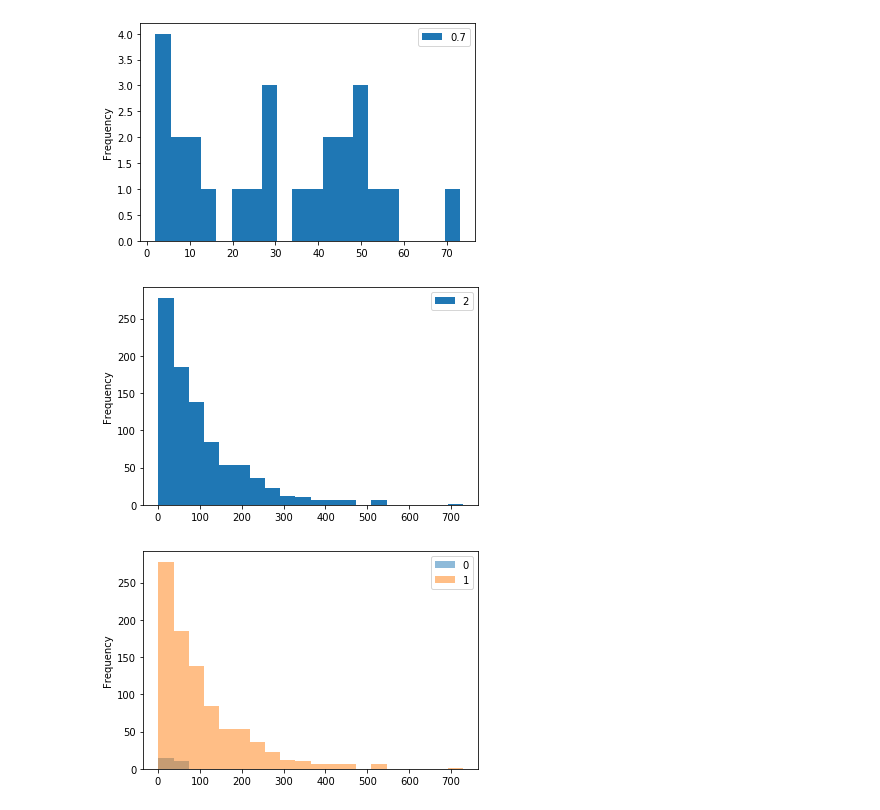
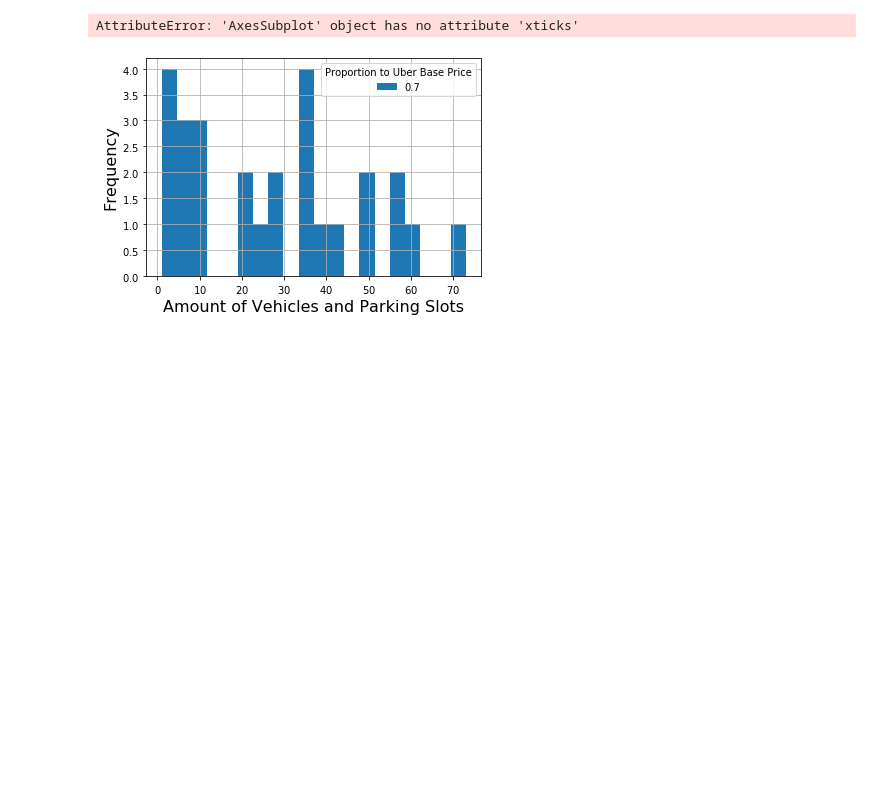
Before and after one commit to cristianomonteiro/BuildingSharedStations, a Jupyter notebook: plotGraphsIEEE.ipynb, the cells around one changed output. Drawn from its saved outputs; the diff is of its cells as text; code cells hidden in the pictures; blank space fills up the shorter version.

Commit message:
Code improvements and additional formatting to the graphs

```diff
--- a/plotGraphsIEEE.ipynb
+++ b/plotGraphsIEEE.ipynb
@@ -15,8 +16,9 @@ from pathlib import Path
 # %%
-folderData = 'Optimal Solutions/'
+kmLimit = 4000
+folderData = 'Optimal Solutions/' + str(kmLimit) + '/'
 
 dataList = list()
-for distanceCutOff in [100, 200, 300, 400, 500]:
+for distanceCutOff in np.linspace(100, 500, num=5, dtype=int):
     for pricesMultiplier in np.arange(2, 0, -0.1):
         multiplierRounded = round(pricesMultiplier, 1)
         percentagePrice = int(multiplierRounded*100)
@@ -282,21 +296,26 @@ dataFramePD = dataFrame.pivot(index='multiplier', columns='distance', values='dr
 dataFramePD.sort_index(inplace=True)
 #print(dataFramePD)
 
+maxValueAmongAllColumns = max(dataFramePD.max())
 fileName = folderSave / 'DrivenDistance.eps'
 ax = prepareGraph(  dataFrame=dataFramePD,
                     xLabel="Proportion to Uber Base Price",
                     yLabel="Average Driven Distance per Vehicle",
                     legendTitle='Maximum Walked Distance',
-                    fileName=fileName.resolve())
+                    fileName=fileName.resolve(),
+                    yTicks=np.arange(0, maxValueAmongAllColumns, 500))
 
-smallerDataFrame = dataFramePD[dataFramePD.index <= 0.9].dropna(axis=1, how='all')
+lastXTick = 1
+smallerDataFrame = dataFramePD[dataFramePD.index <= lastXTick].dropna(axis=1, how='all')
+minPercentage = min(smallerDataFrame.index)
 fileName = folderSave / 'DrivenDistance_until_1.eps'
 ax = prepareGraph(  dataFrame=smallerDataFrame,
                     xLabel="Proportion to Uber Base Price",
                     yLabel="Average Driven Distance per Vehicle",
                     legendTitle='Maximum Walked Distance',
                     fileName=fileName.resolve(),
-                    xTicks=[0.6, 0.7, 0.8, 0.9])
+                    xTicks=np.linspace(minPercentage, lastXTick, num=5),
+                    yTicks=np.arange(0, maxValueAmongAllColumns, 500))
 # %% [output]
 The PostScript backend does not support transparency; partially transparent artists will be rendered opaque.
 The PostScript backend does not support transparency; partially transparent artists will be rendered opaque.
@@ -311,7 +330,7 @@ The PostScript backend does not support transparency; partially transparent arti
 # %%
 allocatedStations = {}
 dataList = list()
-for distanceCutOff in [100, 200, 300, 400, 500]:
+for distanceCutOff in np.linspace(100, 500, num=5, dtype=int):
     for pricesMultiplier in np.arange(2, 0, -0.1):
         multiplierRounded = round(pricesMultiplier, 1)
         percentagePrice = int(multiplierRounded*100)
@@ -333,25 +352,68 @@ for distanceCutOff in [100, 200, 300, 400, 500]:
         except FileNotFoundError:
             break
 # %%
+def prepareHistogram(dataFrame, xLabel, yLabel, legendTitle, fileName, amountBins=None, tickFormat=None, alpha=None):
+    if amountBins is None:
+        amountBins = 20
+    if alpha is None:
+        alpha = 1
+
+    ax = dataFrame.plot.hist(bins=amountBins, alpha=alpha, grid=True)
+
+    ax.legend(title=legendTitle)
+    ax.set_xlabel(xLabel, fontsize=16)
+    ax.set_ylabel(yLabel, fontsize=16)
+
+    if tickFormat == 'plain':
+        ax.ticklabel_format(useOffset=False, style='plain')
+    else:
+        ax.ticklabel_format(scilimits=(-5, 3), useMathText=True)
+
+    plt.xticks(fontsize=16)
+    plt.yticks(fontsize=16)
+
+    plt.savefig(fileName, format='eps', bbox_inches="tight")
+    #plt.show()
+
+    return ax
+
 dataFrame = pd.DataFrame(data=dataList, columns=['multiplier', 'distance', 'vehicles'])
 dataFramePD = dataFrame.pivot(index='multiplier', columns='distance', values='vehicles')
 #dataFramePD['multiplier'] = dataFrame.index
 dataFramePD.sort_index(inplace=True)
 #print(dataFramePD)
 dataList = None
 
 dfHistogram1 = pd.DataFrame(dataFramePD[500][0.7],
                             columns = [0.7])
-ax = dfHistogram1.plot.hist(bins=20)
+fileName = folderSave / 'Histogram_500_07.eps'
+ax = prepareHistogram(  dataFrame=dfHistogram1,
+                        xLabel='Amount of Vehicles and Parking Slots',
+                        yLabel='Frequency',
+                        legendTitle='Proportion to Uber Base Price',
+                        fileName=fileName,
+                        amountBins=20)
 
 dfHistogram2 = pd.DataFrame(dataFramePD[500][2],
                             columns = [2])
-ax = dfHistogram2.plot.hist(bins=20)
+fileName = folderSave / 'Histogram_500_2.eps'
+ax = prepareHistogram(  dataFrame=dfHistogram2,
+                        xLabel='Amount of Vehicles and Parking Slots',
+                        yLabel='Frequency',
+                        legendTitle='Proportion to Uber Base Price',
+                        fileName=fileName,
+                        amountBins=20)
 
 dfHistogram = pd.concat([dfHistogram1, dfHistogram2], axis=1, ignore_index=True)
-dfHistogram.rename(columns={0: 0.7, 1: 2})
-ax = dfHistogram.plot.hist(bins=20, alpha=0.5)
+dfHistogram.rename(columns={0: '0.7', 1: '2'}, inplace=True)
+fileName = folderSave / 'Histogram_500_07_2.eps'
+ax = prepareHistogram(  dataFrame=dfHistogram,
+                        xLabel='Amount of Vehicles and Parking Slots',
+                        yLabel='Frequency',
+                        legendTitle='Proportion to Uber Base Price',
+                        fileName=fileName,
+                        amountBins=20,
+                        alpha=0.5)
 # %% [output]
+AttributeError: 'AxesSubplot' object has no attribute 'xticks'
-[figure, old version]
+[figure, new version]
-[figure, removed]
-[figure, removed]
```
Also changed, not shown: parts of 5 cells of this notebook, 12 other files.
